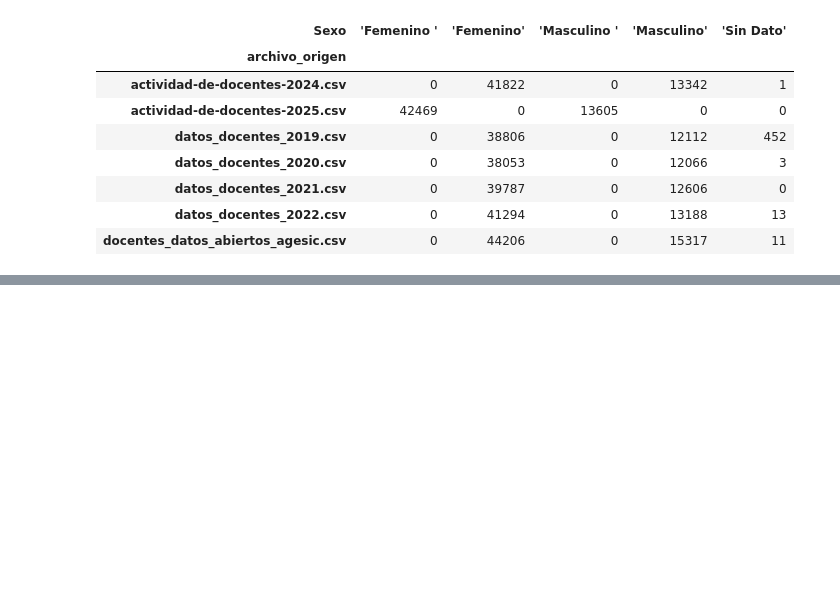
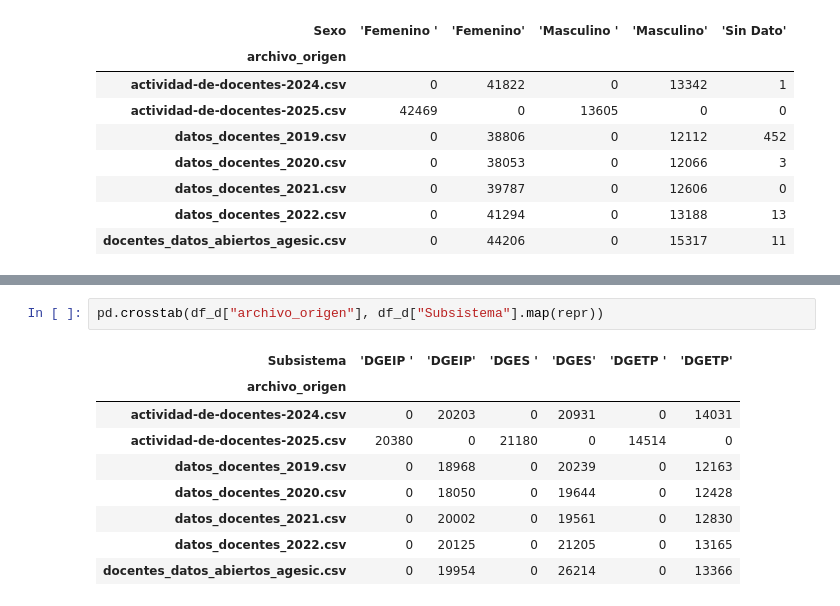
Before and after one commit to Albertmestre1256/Analisis-de-metricas-Ceibal, a Jupyter notebook: Proyecto/Etapa II - Exploración primaria + Limpieza/Exploración primaria y limpieza.ipynb, the cells around one changed output, grey strips where cells are left out. Saved outputs shown, nothing was run; the diff lists cells and outputs as text; blank space fills up the shorter version.

```diff
--- a/Proyecto/Etapa II - Exploración primaria + Limpieza/Exploración primaria y limpieza.ipynb
+++ b/Proyecto/Etapa II - Exploración primaria + Limpieza/Exploración primaria y limpieza.ipynb
@@ -52,0 +140,12 @@ pd.crosstab(df_d["archivo_origen"], df_d["Sexo"].map(repr))
+# %%
+pd.crosstab(df_d["archivo_origen"], df_d["Subsistema"].map(repr))
+# %% [output]
+| Subsistema | 'DGEIP ' | 'DGEIP' | 'DGES ' | 'DGES' | 'DGETP ' | 'DGETP' |
+| archivo_origen |  |  |  |  |  |  |
+| actividad-de-docentes-2024.csv | 0 | 20203 | 0 | 20931 | 0 | 14031 |
+| actividad-de-docentes-2025.csv | 20380 | 0 | 21180 | 0 | 14514 | 0 |
+| datos_docentes_2019.csv | 0 | 18968 | 0 | 20239 | 0 | 12163 |
+| datos_docentes_2020.csv | 0 | 18050 | 0 | 19644 | 0 | 12428 |
+| datos_docentes_2021.csv | 0 | 20002 | 0 | 19561 | 0 | 12830 |
+| datos_docentes_2022.csv | 0 | 20125 | 0 | 21205 | 0 | 13165 |
+| docentes_datos_abiertos_agesic.csv | 0 | 19954 | 0 | 26214 | 0 | 13366 |
```
Also changed, not shown: parts of 12 cells of this notebook, 1 other file.
